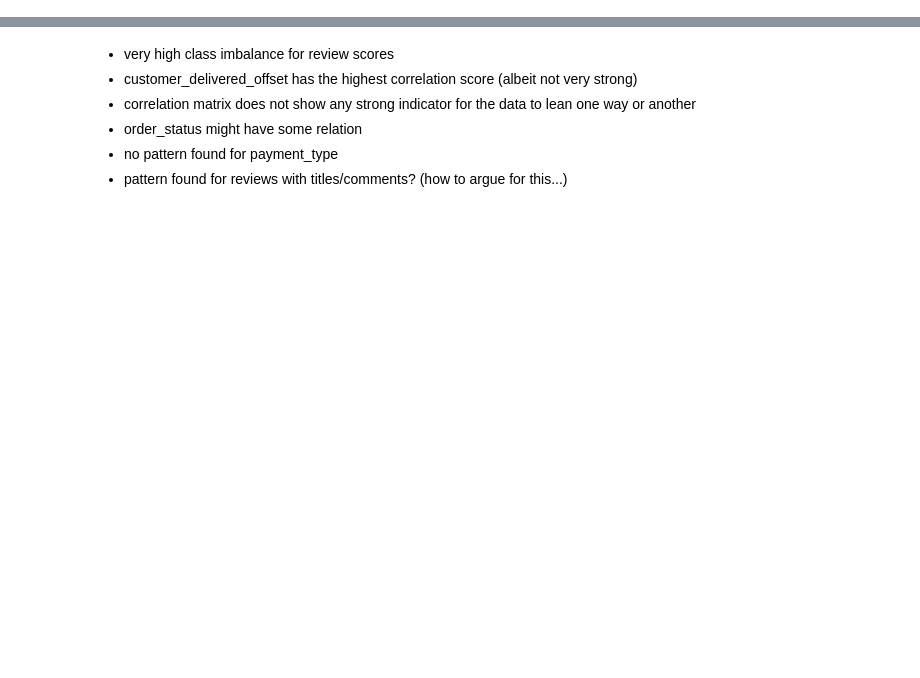
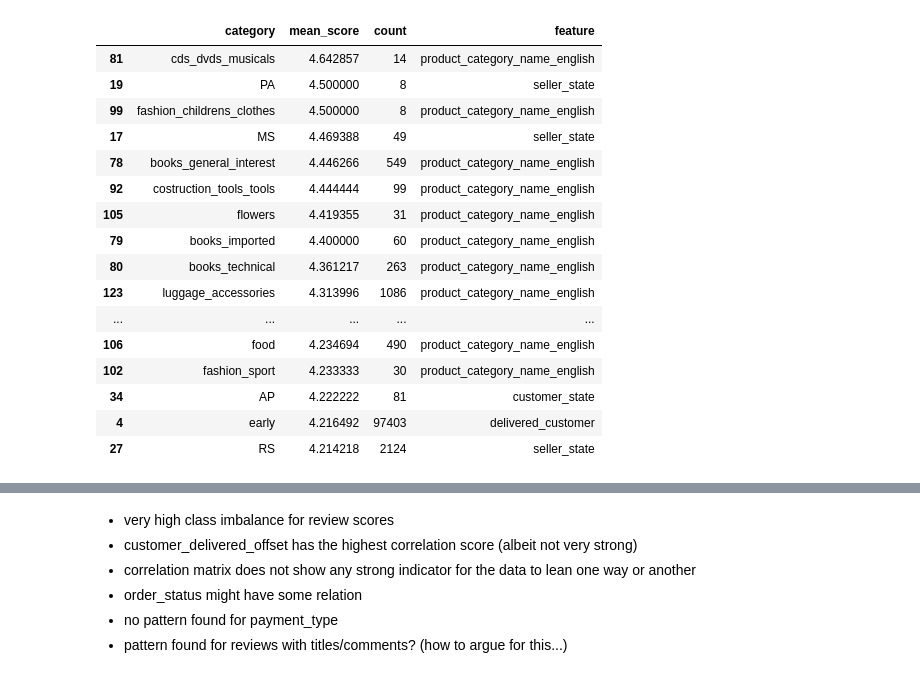
Before and after one commit to skinnyfrit/ay2627-tcx3901, a Jupyter notebook: EDA.ipynb, the cells around one changed output, grey strips where cells are left out. Saved outputs shown, nothing was run; the diff lists cells and outputs as text; code cells hidden in the pictures; blank space fills up the shorter version.

```diff
--- a/EDA.ipynb
+++ b/EDA.ipynb
@@ -1186,0 +152,40 @@ memory usage: 34.3 MB
+# %%
+mean_score_summary = []
+
+for col in categorical_cols:
+    grouped = (
+        df.groupby(col, dropna=False)["review_score"]
+        .agg(["mean", "count"])
+        .reset_index()
+        .rename(columns={
+            col: "category",
+            "mean": "mean_score"
+        })
+    )
+    grouped["feature"] = col
+    mean_score_summary.append(grouped)
+
+mean_score_summary = pd.concat(mean_score_summary, ignore_index=True)
+
+mean_score_summary.sort_values(
+    "mean_score",
+    ascending=False
+).head(20)
+# %% [output]
+|  | category | mean_score | count | feature |
+| 81 | cds_dvds_musicals | 4.642857 | 14 | product_category_name_english |
+| 19 | PA | 4.500000 | 8 | seller_state |
+| 99 | fashion_childrens_clothes | 4.500000 | 8 | product_category_name_english |
+| 17 | MS | 4.469388 | 49 | seller_state |
+| 78 | books_general_interest | 4.446266 | 549 | product_category_name_english |
+| 92 | costruction_tools_tools | 4.444444 | 99 | product_category_name_english |
+| 105 | flowers | 4.419355 | 31 | product_category_name_english |
+| 79 | books_imported | 4.400000 | 60 | product_category_name_english |
+| 80 | books_technical | 4.361217 | 263 | product_category_name_english |
+| 123 | luggage_accessories | 4.313996 | 1086 | product_category_name_english |
+| ... | ... | ... | ... | ... |
+| 106 | food | 4.234694 | 490 | product_category_name_english |
+| 102 | fashion_sport | 4.233333 | 30 | product_category_name_english |
+| 34 | AP | 4.222222 | 81 | customer_state |
+| 4 | early | 4.216492 | 97403 | delivered_customer |
+| 27 | RS | 4.214218 | 2124 | seller_state |
```
Also changed, not shown: parts of 107 cells of this notebook, 2 other files.
